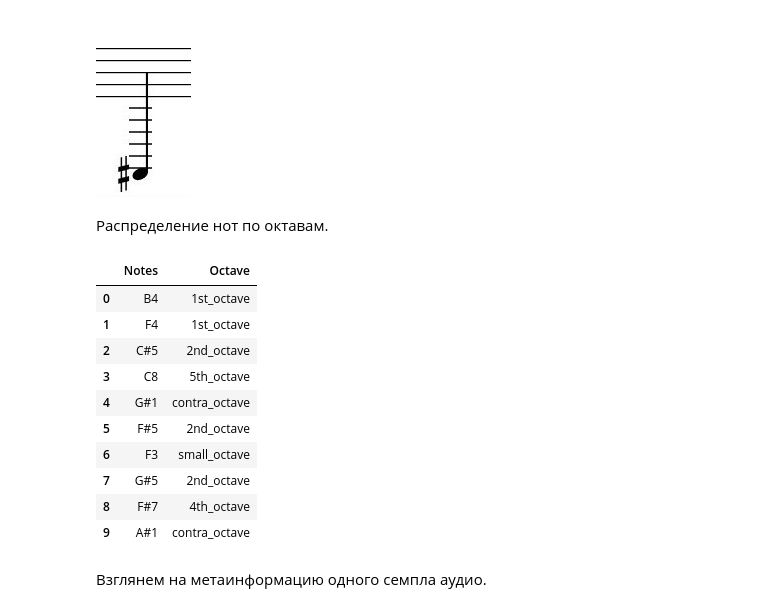
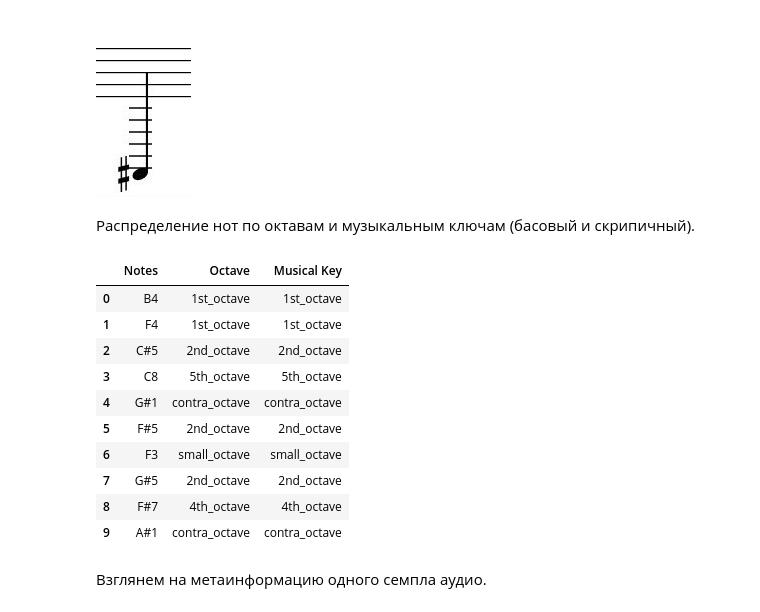
Before and after one commit to dmsy4/music-transcription, a Jupyter notebook: Project.ipynb, the cells around one changed output. Cells and saved outputs as stored; diff of their text form; code cells hidden in the pictures.

Commit message:
Musical Key in notebook

```diff
--- a/Project.ipynb
+++ b/Project.ipynb
@@ -81,42 +81,52 @@ display.display(image)
 # %% [output]
 [figure]
 # %% [markdown]
-Распределение нот по октавам.
+Распределение нот по октавам и музыкальным ключам (басовый и скрипичный).
 # %%
 def get_octave(filename):
     if filename.endswith('0'):      # название ноты оканчивается на соответствующую октаву
         return 'subcontra_octave'
     elif filename.endswith('1'):
         return 'contra_octave'
     elif filename.endswith('2'):
         return 'great_octave'
     elif filename.endswith('3'):
         return 'small_octave'
     elif filename.endswith('4'):
         return '1st_octave'
     elif filename.endswith('5'):
         return '2nd_octave'
     elif filename.endswith('6'):
         return '3rd_octave'
     elif filename.endswith('7'):
         return '4th_octave'
     elif filename.endswith('8'):
         return '5th_octave'
 
 df['Octave'] = df['Notes'].apply(get_octave)
+
+def get_key(filename):
+    if filename.endswith('0') or filename.endswith('1') or filename.endswith('2') or filename.endswith('3'):
+        return 'Bass_Clef'
+    elif filename.endswith('4') or filename.endswith('5') or filename.endswith('6') or filename.endswith('7') or filename.endswith('8'):
+        return 'Treble_Clef'
+
+df['Musical Key'] = df['Notes'].apply(get_octave)
 df.head(10)
+
+df.head(10)
 # %% [output]
-|  | Notes | Octave |
-| 0 | B4 | 1st_octave |
-| 1 | F4 | 1st_octave |
-| 2 | C#5 | 2nd_octave |
-| 3 | C8 | 5th_octave |
-| 4 | G#1 | contra_octave |
-| 5 | F#5 | 2nd_octave |
-| 6 | F3 | small_octave |
-| 7 | G#5 | 2nd_octave |
-| 8 | F#7 | 4th_octave |
-| 9 | A#1 | contra_octave |
+|  | Notes | Octave | Musical Key |
+| 0 | B4 | 1st_octave | 1st_octave |
+| 1 | F4 | 1st_octave | 1st_octave |
+| 2 | C#5 | 2nd_octave | 2nd_octave |
+| 3 | C8 | 5th_octave | 5th_octave |
+| 4 | G#1 | contra_octave | contra_octave |
+| 5 | F#5 | 2nd_octave | 2nd_octave |
+| 6 | F3 | small_octave | small_octave |
+| 7 | G#5 | 2nd_octave | 2nd_octave |
+| 8 | F#7 | 4th_octave | 4th_octave |
+| 9 | A#1 | contra_octave | contra_octave |
 # %% [markdown]
 Взглянем на метаинформацию одного семпла аудио.
 # %%
```
